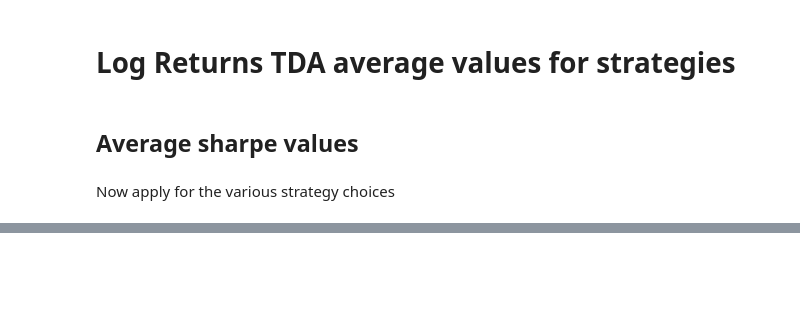
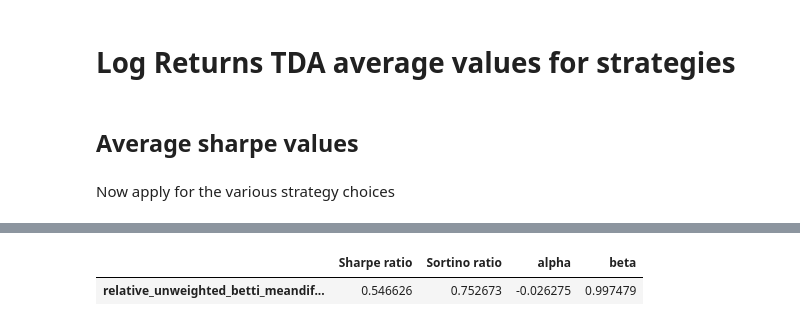
Before and after one commit to CJAshcroft/Applications-of-persistent-Betti-numbers-to-portfolio-construction, a Jupyter notebook: TDA_vs_Betti.ipynb, the cells around one changed output, grey strips where cells are left out. Drawn from its saved outputs; the diff is of its cells as text; code cells hidden in the pictures; blank space fills up the shorter version.

```diff
--- a/TDA_vs_Betti.ipynb
+++ b/TDA_vs_Betti.ipynb
@@ -154,0 +157,20 @@ performance_stats_all
+# %%
+strat = "relative_unweighted_betti_meandiff top third"
+factor_df=pd.read_csv("Persim_vs_Betti/relative_unweighted_betti_meandiff_factors.csv",index_col='Date')
+factor_df.fillna(axis=1,method='ffill',inplace=True)
+factor_df = factor_df.fillna(factor_df.mean(axis = 0), axis = 0)
+factor_df.index=pd.to_datetime(factor_df.index.values,format='%Y-%m-%d')
+factor_df.dropna(inplace = True)
+pos=factors_to_pos(stock_factor_df=-1 * factor_df, collected_stocks_df=stock_perc_df, tickers=s_and_p, start=start, end=end)
+rets=pos_to_return(positions_df=pos, tickers=s_and_p, start=start, end=end,  hold_len=21).loc[start:end].dropna()
+rets.to_csv(f"Persim_vs_Betti/avg_values_{strat}.csv")
+print(f'start date {rets.index.values[0]}')
+print(f'end date {max(rets.index)}')
+valdf=pd.DataFrame({
+                'Sharpe ratio':[empyrical.sharpe_ratio(rets)],
+                'Sortino ratio':[empyrical.sortino_ratio(rets)],
+                'alpha':[empyrical.alpha(rets,bnh_returns_df)],
+                'beta':[empyrical.beta(rets,bnh_returns_df)]
+            },index=[strat])
+valdf
+# %% [output]
@@ -154,0 +179,2 @@ performance_stats_all
+|  | Sharpe ratio | Sortino ratio | alpha | beta |
+| relative_unweighted_betti_meandif... | 0.546626 | 0.752673 | -0.026275 | 0.997479 |
```
Also changed, not shown: parts of 15 cells of this notebook, 9 other files.
